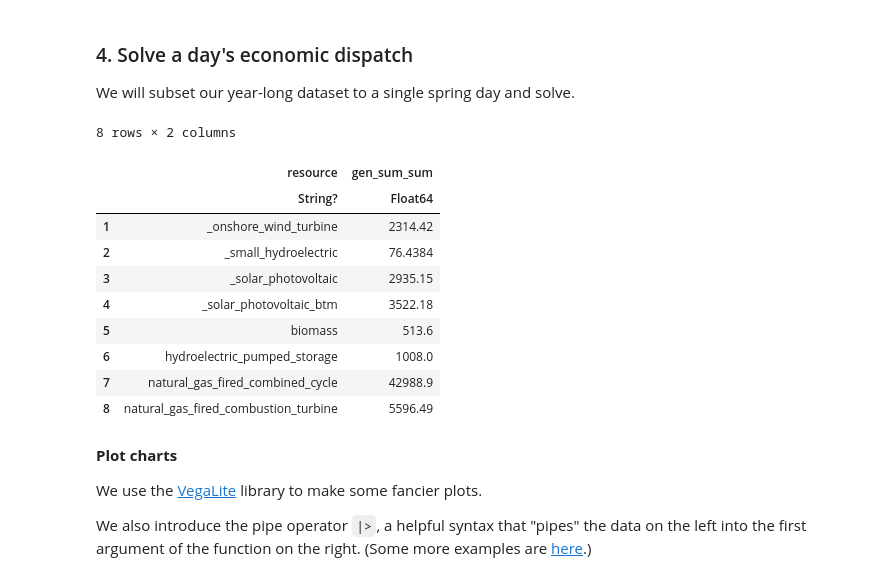
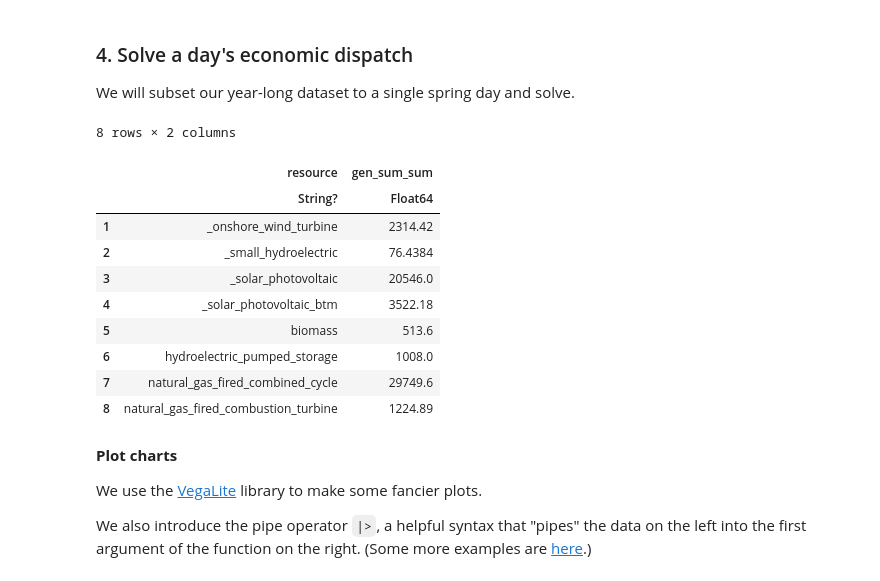
Before and after one commit to Power-Systems-Optimization-Course/power-systems-optimization, a Jupyter notebook: Notebooks/04-Economic-Dispatch.ipynb, the cells around one changed output. Saved outputs shown, nothing was run; the diff lists cells and outputs as text; code cells hidden in the pictures.

```diff
--- a/Notebooks/04-Economic-Dispatch.ipynb
+++ b/Notebooks/04-Economic-Dispatch.ipynb
@@ -301,8 +389,8 @@ We will now plot the **supply curve** (also known as the **dispatch stack**) for
 supply_curve = leftjoin(gen_df,
                 var_cf_single,
                 on = :gen_full)
-supply_curve.varcost = 0.0
-supply_curve.cap = 0.0
+supply_curve[!, :varcost] .= 0.0
+supply_curve[!, :cap] .= 0.0
 
 # Store varcost of non-variable generators:
 I = supply_curve[!,:is_variable] .== 0  # `I` contains indexes to the non-variable generators
@@ -334,6 +422,7 @@ rectangle(w, h, x, y) = Shape(x .+ [0,w,w,0], y .+ [0,0,h,h])
 p = plot(nrow(supply_curve))
 
 marg_gen = 0
+marg_price = 0
 x = 0
 for i in 1:nrow(supply_curve)
     plot!(p, rectangle(supply_curve[i,:cap],
@@ -341,12 +430,17 @@ for i in 1:nrow(supply_curve)
             label = "")
     if (x < loads_single[1,:demand]) && (x + supply_curve[i,:cap] > loads_single[1,:demand])
         marg_gen = i
+        marg_price = supply_curve[i,:varcost]
     end
     x = x + supply_curve[i,:cap]
 end
 vline!([loads_single[1,:demand]],linecolor="black",linewidth=5,
 label = "demand")
-title!("Supply curve / dispatch stack")
+hline!([marg_price],linecolor="blue",linewidth=5,
+label = "SRMC")
+title!("Supply and demand curves")
+xlabel!("Capacity")
+ylabel!("Marginal cost")
 p
 # %% [output]
 [interactive output not drawn]
@@ -494,7 +588,7 @@ function economic_dispatch_multi(gen_df, loads, gen_variable)
 
     # Dataframe of optimal decision variables
     # This requires a few extra steps because we are indexing decision variables over two sets: generator and time
-    solution = DataFrame(value.(GEN).data)
+    solution = DataFrame(value.(GEN).data, :auto)  # :auto argument asks DataFrames to pick the variable names automatically
     ax1 = value.(GEN).axes[1]
     ax2 = value.(GEN).axes[2]
     cols = names(solution)
@@ -525,43 +619,47 @@ T_period = (n*24+1):((n+1)*24)
 loads_multi = loads[in.(loads.hour,Ref(T_period)),:]
 gen_variable_multi = gen_variable_long[in.(gen_variable_long.hour,Ref(T_period)),:]
 
-solution = economic_dispatch_multi(gen_df, loads_multi, gen_variable_multi);
+gen_df_sens = copy(gen_df)
+gen_df_sens[gen_df_sens.resource .== "solar_photovoltaic",
+    :existing_cap_mw] .= 3500
+
+solution = economic_dispatch_multi(gen_df_sens, loads_multi, gen_variable_multi);
 # %%
 # **Add back in BTM solar and plot results**
 
 sol_gen = innerjoin(solution.solution,
                     gen_df[!, [:r_id, :resource]],
                     on = :r_id)
 sol_gen = combine(groupby(sol_gen, [:resource, :hour]),
             :gen => sum)
 sol_gen_btm = copy(sol_gen)
 sol_gen_btm[sol_gen_btm.resource .== "solar_photovoltaic", :resource] .= "_solar_photovoltaic"
 sol_gen_btm[sol_gen_btm.resource .== "onshore_wind_turbine", :resource] .= "_onshore_wind_turbine"
 sol_gen_btm[sol_gen_btm.resource .== "small_hydroelectric", :resource] .= "_small_hydroelectric"
 
 btm = DataFrame(resource = repeat(["_solar_photovoltaic_btm"]; outer=length(T_period)),
     hour = T_period,
     gen_sum = gen_variable_multi[gen_variable_multi.gen_full .== "wec_sdge_solar_photovoltaic_1.0",:cf] * 600)
 append!(sol_gen_btm, btm)
 
 # Reorder resources
 sort!(sol_gen_btm, [:hour, :resource])
-CSV.write("sol_gen_btm.csv",sol_gen_btm)
+CSV.write("results/sol_gen_btm.csv",sol_gen_btm)
 
 sol_gen_sum = combine(groupby(sol_gen_btm, [:resource]),
             :gen_sum => sum)
 # %% [output]
 8 rows × 2 columns
 |  | resource | gen_sum_sum |
 |  | String? | Float64 |
 | 1 | _onshore_wind_turbine | 2314.42 |
 | 2 | _small_hydroelectric | 76.4384 |
-| 3 | _solar_photovoltaic | 2935.15 |
+| 3 | _solar_photovoltaic | 20546.0 |
 | 4 | _solar_photovoltaic_btm | 3522.18 |
 | 5 | biomass | 513.6 |
 | 6 | hydroelectric_pumped_storage | 1008.0 |
-| 7 | natural_gas_fired_combined_cycle | 42988.9 |
-| 8 | natural_gas_fired_combustion_turbine | 5596.49 |
+| 7 | natural_gas_fired_combined_cycle | 29749.6 |
+| 8 | natural_gas_fired_combustion_turbine | 1224.89 |
 # %% [markdown]
 **Plot charts**
 
```
Also changed, not shown: parts of 20 cells of this notebook, 1 other file.
